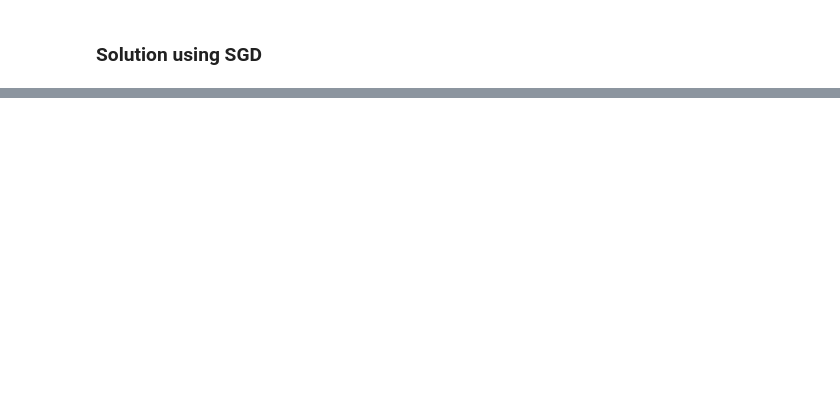
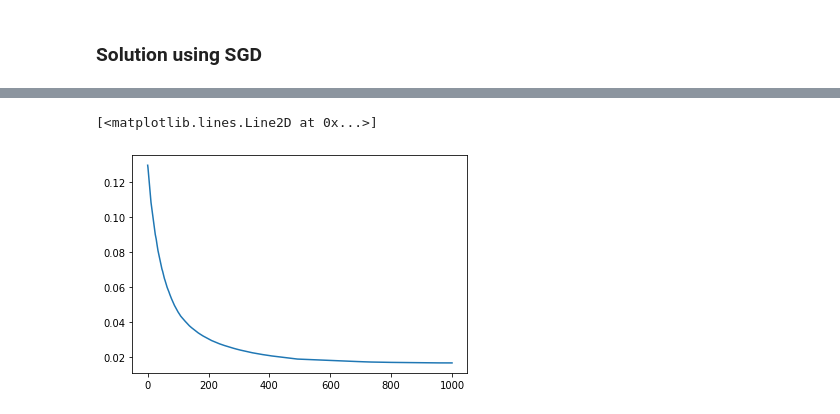
Before and after one commit to Vishwajit-hegde/Utility-Based-Shortfall-Risk, a Jupyter notebook: Markowitz Experiments.ipynb, the cells around one changed output, grey strips where cells are left out. Cells and saved outputs as stored; diff of their text form; code cells hidden in the pictures; blank space fills up the shorter version.

```diff
--- a/Markowitz Experiments.ipynb
+++ b/Markowitz Experiments.ipynb
@@ -24,13 +25,15 @@ beta = 5
 lamda = 0.1
 
 size = 3
-mu = np.array([0.1073,0.0737,0.0627])
-sigma = np.array([[0.02778,0.00387,0.00021],[0.00387,0.01112,-0.00020],[0.00021,-0.00020,0.00115]])
-R = 0.085
+mu = np.array([0.13,0.1,0.08])
+sigma = np.array([[0.05,0.004,0.0002],[0.004,0.01,-0.0005],[0.0002,-0.0005,0.001]])
+R = 0.1
 
 # size = 10
 # mu, sigma = generate_params(size)
 # R = 0.4
+def sr(x,mu,sigma,beta,lamda):
+    return -np.dot(mu,x) + beta/2 * np.matmul(np.matmul(x,sigma),x) - np.log(lamda)/beta
 
 def get_optimal_ubsr(mu=mu,sigma=sigma,R=R,beta=beta,lamda=lamda):
     x = cp.Variable(size)
@@ -101,0 +119,22 @@ def get_alpha_k(n,k,alpha0):
+# %%
+def loss(x,beta=beta):
+    return np.exp(beta*x)
+
+def get_xi(theta,return_samples):
+    xi_vec = -np.matmul(theta,return_samples.T)
+    return xi_vec
+
+def estimate_sr(theta,return_samples):
+    tl = 0
+    tu = 1
+    t0 = 0.5
+    t = deepcopy(t0)
+    c = 100
+    xi_vec = get_xi(theta,return_samples)
+    k = 1
+    for xi in xi_vec:
+        g_hat = loss(xi-t) - lamda
+        t = t + c/k * g_hat
+        k += 1
+        t = min(max(t,tl),tu)
+    return t
@@ -144,0 +186,12 @@ for it in tqdm(range(100)):
+# %%
+Theta_Errors = []
+for j in range(100):
+    theta_error = []
+    for i in range(len(Thetas1[j])):
+        theta_error.append(np.sum((Thetas1[j][i]-theta_star)**2))
+    Theta_Errors.append(theta_error)
+
+plt.plot(np.mean(np.array(Theta_Errors),axis=0))
+# %% [output]
+[<matplotlib.lines.Line2D at 0x...>]
+[figure, added]
```
Also changed, not shown: parts of 30 cells of this notebook.
